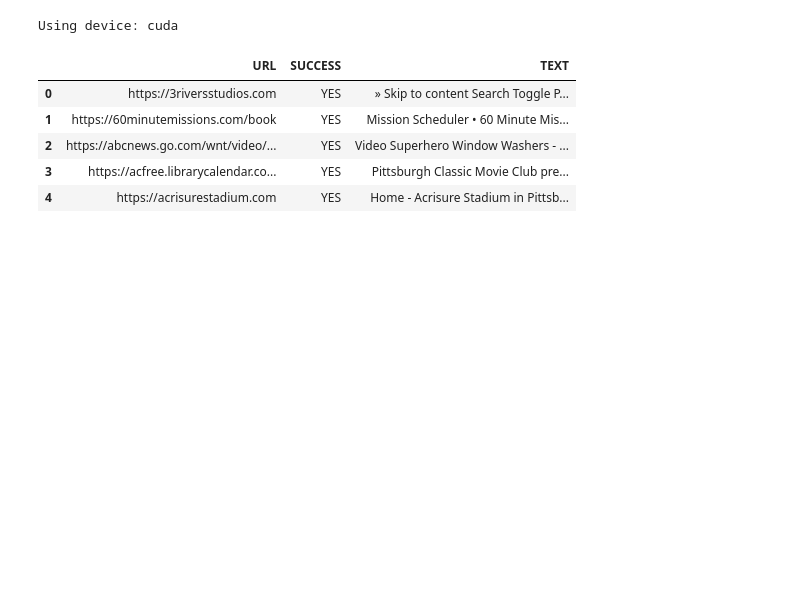
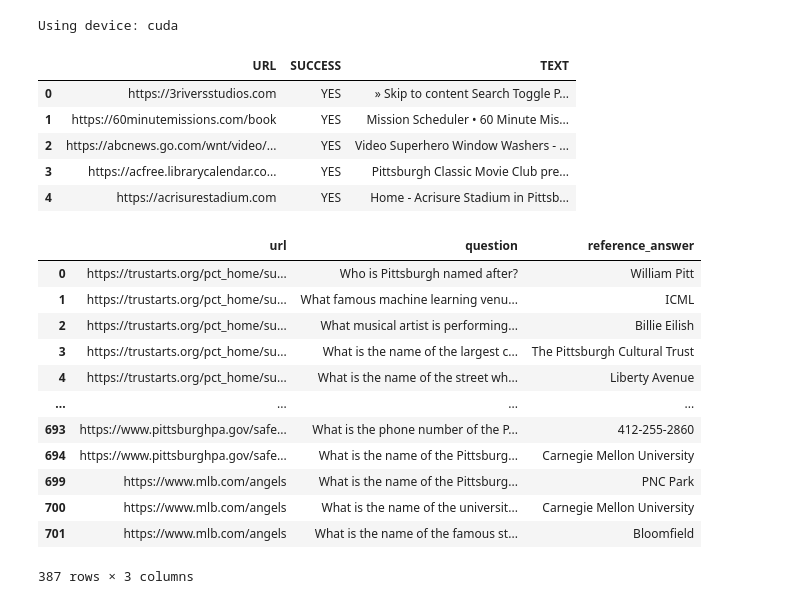
Before and after one commit to zianpan/anlp-spring2025-hw2, a Jupyter notebook: annotations/generate_test_qa_pair.ipynb, the cells around one changed output. Drawn from its saved outputs; the diff is of its cells as text; code cells hidden in the pictures; blank space fills up the shorter version.

```diff
--- a/annotations/generate_test_qa_pair.ipynb
+++ b/annotations/generate_test_qa_pair.ipynb
@@ -114,11 +195,10 @@ random.shuffle(idx)
 # %%
-all_matches = []
-error_responses = []
-
-for i in trange(100):
+for i in trange(100, 700):
     document_text = df.iloc[idx[i]]['TEXT']
-    url = df.iloc[i]['URL']
-    qa_pairs_matches, error = generate_qa_pairs_streaming(document_text, model, tokenizer, num_pairs=5)
+    url = df.iloc[idx[i]]['URL']
+    if len(document_text) > 40000:
+        continue
+    qa_pairs_matches, error = generate_qa_pairs(document_text, model, tokenizer, num_pairs=5, use_streamer=False)
     if error:
         error_responses.append(error)
 
@@ -156,0 +237,16 @@ qa_df.to_csv('qa_pairs.csv', index=False)
+# %%
+qa_df
+# %% [output]
+|  | url | question | reference_answer |
+| 0 | https://trustarts.org/pct_home/su... | Who is Pittsburgh named after? | William Pitt |
+| 1 | https://trustarts.org/pct_home/su... | What famous machine learning venu... | ICML |
+| 2 | https://trustarts.org/pct_home/su... | What musical artist is performing... | Billie Eilish |
+| 3 | https://trustarts.org/pct_home/su... | What is the name of the largest c... | The Pittsburgh Cultural Trust |
+| 4 | https://trustarts.org/pct_home/su... | What is the name of the street wh... | Liberty Avenue |
+| ... | ... | ... | ... |
+| 693 | https://www.pittsburghpa.gov/safe... | What is the phone number of the P... | 412-255-2860 |
+| 694 | https://www.pittsburghpa.gov/safe... | What is the name of the Pittsburg... | Carnegie Mellon University |
+| 699 | https://www.mlb.com/angels | What is the name of the Pittsburg... | PNC Park |
+| 700 | https://www.mlb.com/angels | What is the name of the universit... | Carnegie Mellon University |
+| 701 | https://www.mlb.com/angels | What is the name of the famous st... | Bloomfield |
+387 rows × 3 columns
```
Also changed, not shown: parts of 10 cells of this notebook, 5 other files.
